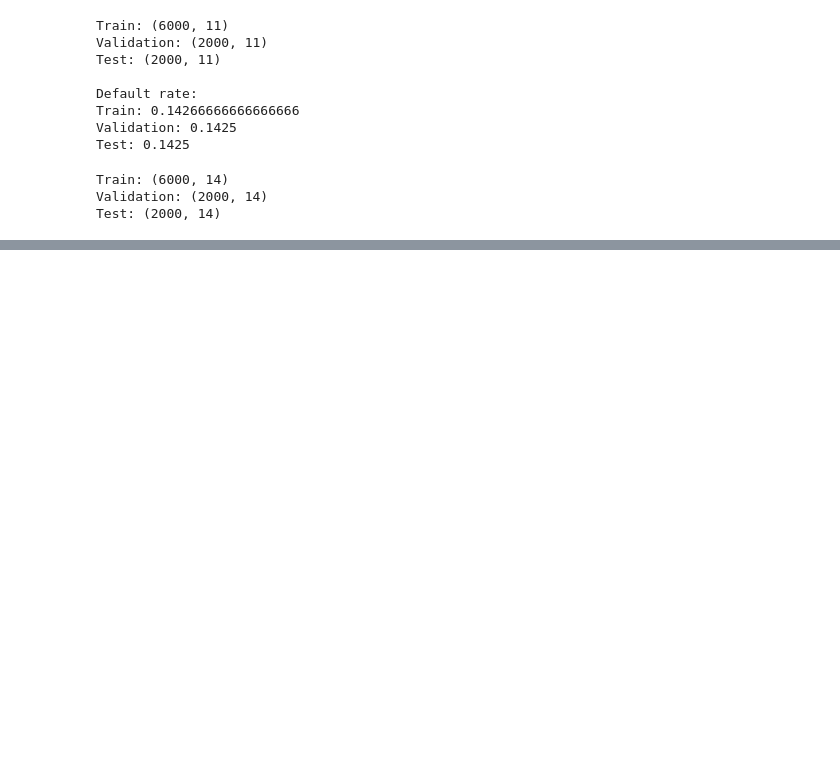
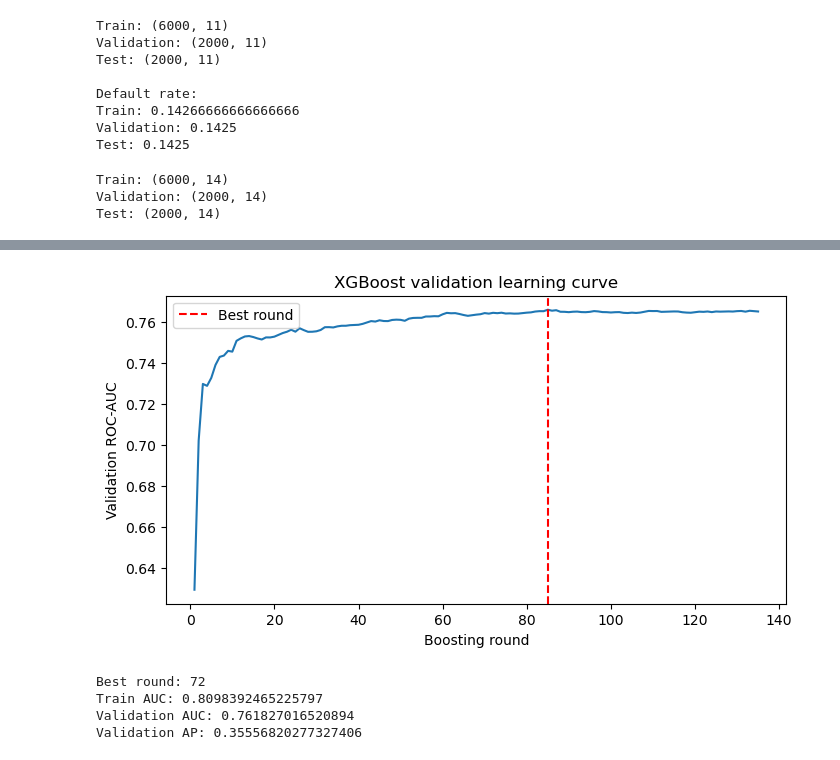
Before and after one commit to rashmi8kumari/XGBoost_Algorithm, a Jupyter notebook: XGBoost_Algorithm.ipynb, the cells around one changed output, grey strips where cells are left out. Cells and saved outputs as stored; diff of their text form; code cells hidden in the pictures; blank space fills up the shorter version.

```diff
--- a/XGBoost_Algorithm.ipynb
+++ b/XGBoost_Algorithm.ipynb
@@ -108,0 +219,47 @@ Test: (2000, 14)
+# %%
+import matplotlib.pyplot as plt
+
+history = xgb_model.evals_result()
+val_auc = history["validation_0"]["auc"]
+
+plt.figure(figsize=(8, 4))
+plt.plot(range(1, len(val_auc) + 1), val_auc)
+plt.axvline(
+    xgb_model.best_iteration + 1,
+    color="red",
+    linestyle="--",
+    label="Best round"
+)
+plt.xlabel("Boosting round")
+plt.ylabel("Validation ROC-AUC")
+plt.title("XGBoost validation learning curve")
+plt.legend()
+plt.show()
+# %% [output]
+[figure, added]
+# %%
+trial_params = xgb_model.get_params()
+trial_params["max_depth"] = 4
+
+xgb_depth4 = XGBClassifier(**trial_params)
+
+xgb_depth4.fit(
+    X_train_processed,
+    y_train,
+    eval_set=[(X_val_processed, y_val)],
+    verbose=False
+)
+
+train_prob_depth4 = xgb_depth4.predict_proba(X_train_processed)[:, 1]
+val_prob_depth4 = xgb_depth4.predict_proba(X_val_processed)[:, 1]
+
+print("Best round:", xgb_depth4.best_iteration + 1)
+print("Train AUC:", roc_auc_score(y_train, train_prob_depth4))
+print("Validation AUC:", roc_auc_score(y_val, val_prob_depth4))
+print("Validation AP:",
+      average_precision_score(y_val, val_prob_depth4))
+# %% [output]
+Best round: 72
+Train AUC: 0.8098392465225797
+Validation AUC: 0.761827016520894
+Validation AP: 0.35556820277327406
```
Also changed, not shown: parts of 10 cells of this notebook.
